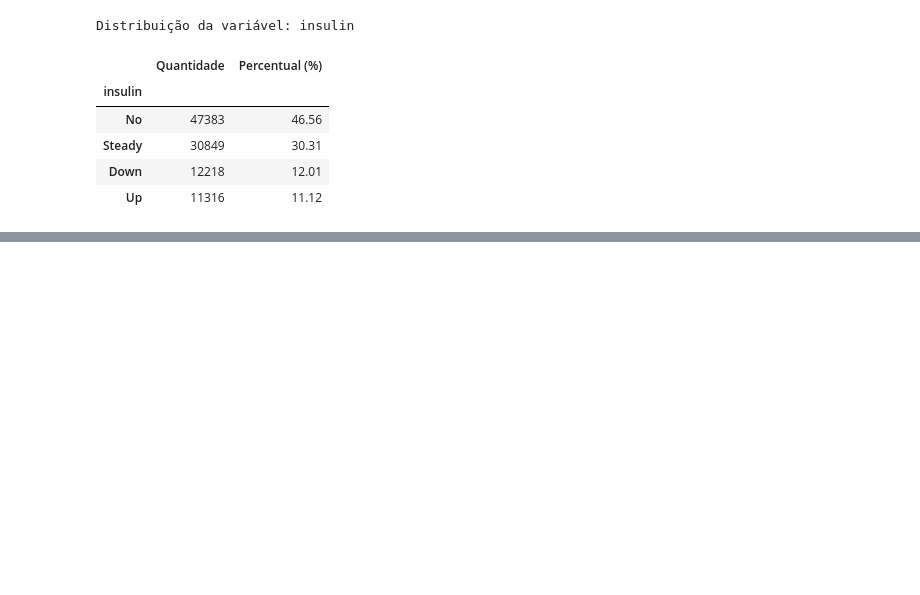
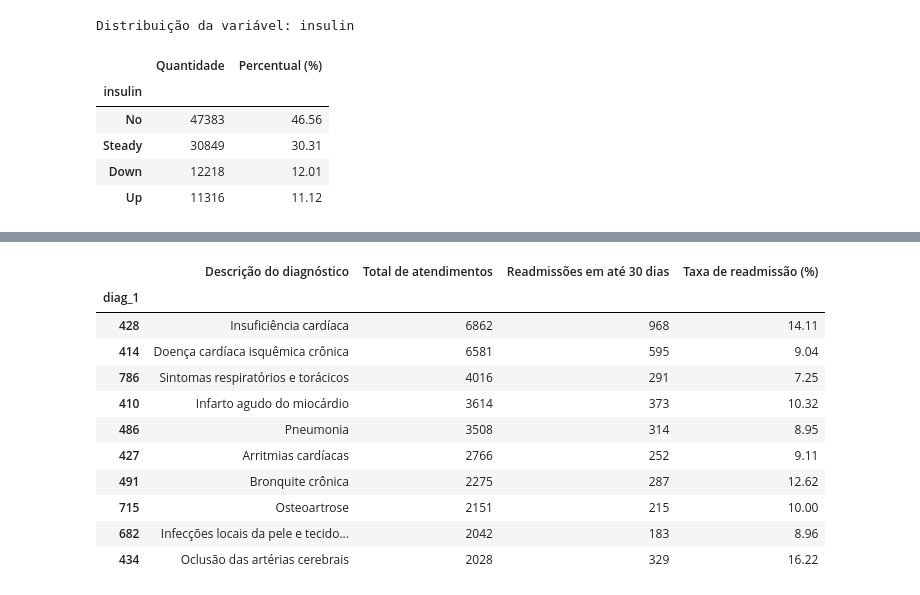
Before and after one commit to HelenLauren/Data-analytics, a Jupyter notebook: notebooks/RA3_Analysis_MachineLearning.ipynb, the cells around one changed output, grey strips where cells are left out. Saved outputs shown, nothing was run; the diff lists cells and outputs as text; code cells hidden in the pictures; blank space fills up the shorter version.

```diff
--- a/notebooks/RA3_Analysis_MachineLearning.ipynb
+++ b/notebooks/RA3_Analysis_MachineLearning.ipynb
@@ -259,0 +361,78 @@ Distribuição da variável: insulin
+# %%
+# 17. Análise dos dez diagnósticos principais mais frequentes
+
+# Dicionário com a descrição dos principais códigos CID-9 encontrados
+descricao_diagnosticos = {
+    "428": "Insuficiência cardíaca",
+    "414": "Doença cardíaca isquêmica crônica",
+    "786": "Sintomas respiratórios e torácicos",
+    "410": "Infarto agudo do miocárdio",
+    "486": "Pneumonia",
+    "427": "Arritmias cardíacas",
+    "491": "Bronquite crônica",
+    "715": "Osteoartrose",
+    "682": "Infecções locais da pele e tecido subcutâneo",
+    "434": "Oclusão das artérias cerebrais"
+}
+
+# Identificar os dez códigos mais frequentes
+diagnosticos_frequentes = (
+    df["diag_1"]
+    .value_counts()
+    .head(10)
+    .index
+)
+
+# Calcular quantidade de atendimentos e taxa de readmissão
+analise_diagnosticos = (
+    df[df["diag_1"].isin(diagnosticos_frequentes)]
+    .groupby("diag_1")["readmitido_30_dias"]
+    .agg(
+        total_atendimentos="count",
+        total_readmissoes="sum",
+        taxa_readmissao="mean"
+    )
+)
+
+# Converter a taxa para percentual
+analise_diagnosticos["taxa_readmissao"] *= 100
+
+# Adicionar a descrição dos diagnósticos
+analise_diagnosticos["Descrição do diagnóstico"] = (
+    analise_diagnosticos.index.astype(str)
+    .map(descricao_diagnosticos)
+)
+
+# Organizar as colunas
+analise_diagnosticos = analise_diagnosticos.rename(columns={
+    "total_atendimentos": "Total de atendimentos",
+    "total_readmissoes": "Readmissões em até 30 dias",
+    "taxa_readmissao": "Taxa de readmissão (%)"
+})
+
+analise_diagnosticos = analise_diagnosticos[
+    [
+        "Descrição do diagnóstico",
+        "Total de atendimentos",
+        "Readmissões em até 30 dias",
+        "Taxa de readmissão (%)"
+    ]
+].sort_values(
+    by="Total de atendimentos",
+    ascending=False
+)
+
+display(analise_diagnosticos.round(2))
+# %% [output]
+|  | Descrição do diagnóstico | Total de atendimentos | Readmissões em até 30 dias | Taxa de readmissão (%) |
+| diag_1 |  |  |  |  |
+| 428 | Insuficiência cardíaca | 6862 | 968 | 14.11 |
+| 414 | Doença cardíaca isquêmica crônica | 6581 | 595 | 9.04 |
+| 786 | Sintomas respiratórios e torácicos | 4016 | 291 | 7.25 |
+| 410 | Infarto agudo do miocárdio | 3614 | 373 | 10.32 |
+| 486 | Pneumonia | 3508 | 314 | 8.95 |
+| 427 | Arritmias cardíacas | 2766 | 252 | 9.11 |
+| 491 | Bronquite crônica | 2275 | 287 | 12.62 |
+| 715 | Osteoartrose | 2151 | 215 | 10.00 |
+| 682 | Infecções locais da pele e tecido... | 2042 | 183 | 8.96 |
+| 434 | Oclusão das artérias cerebrais | 2028 | 329 | 16.22 |
```
Also changed, not shown: parts of 8 cells of this notebook.
